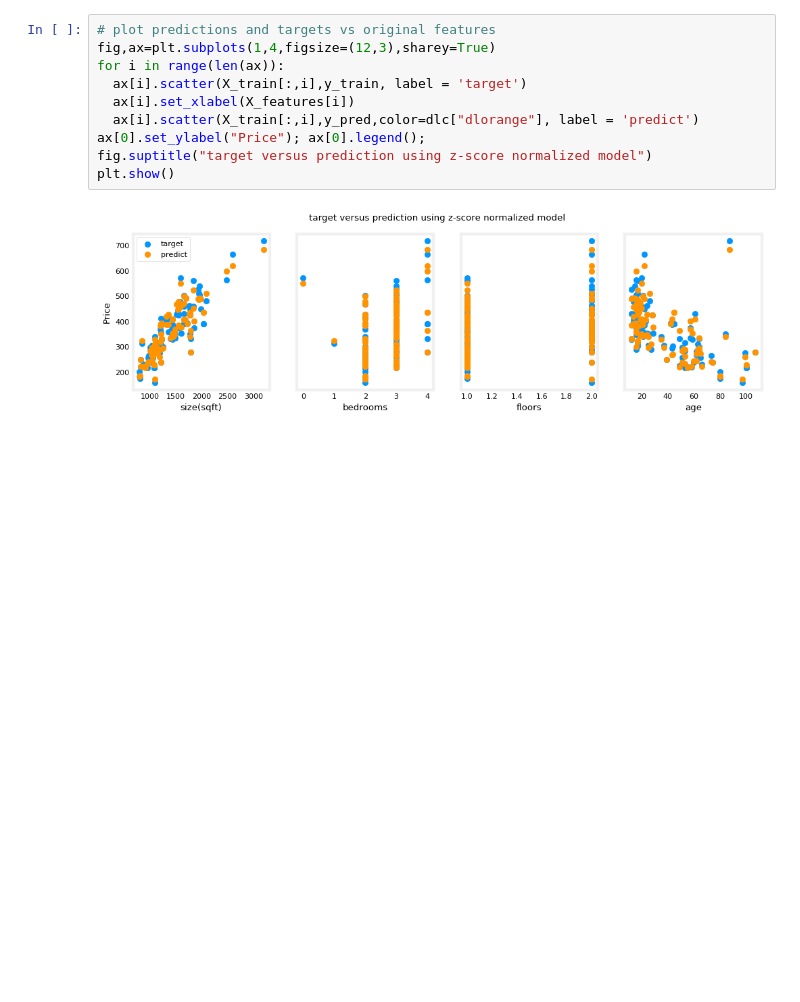
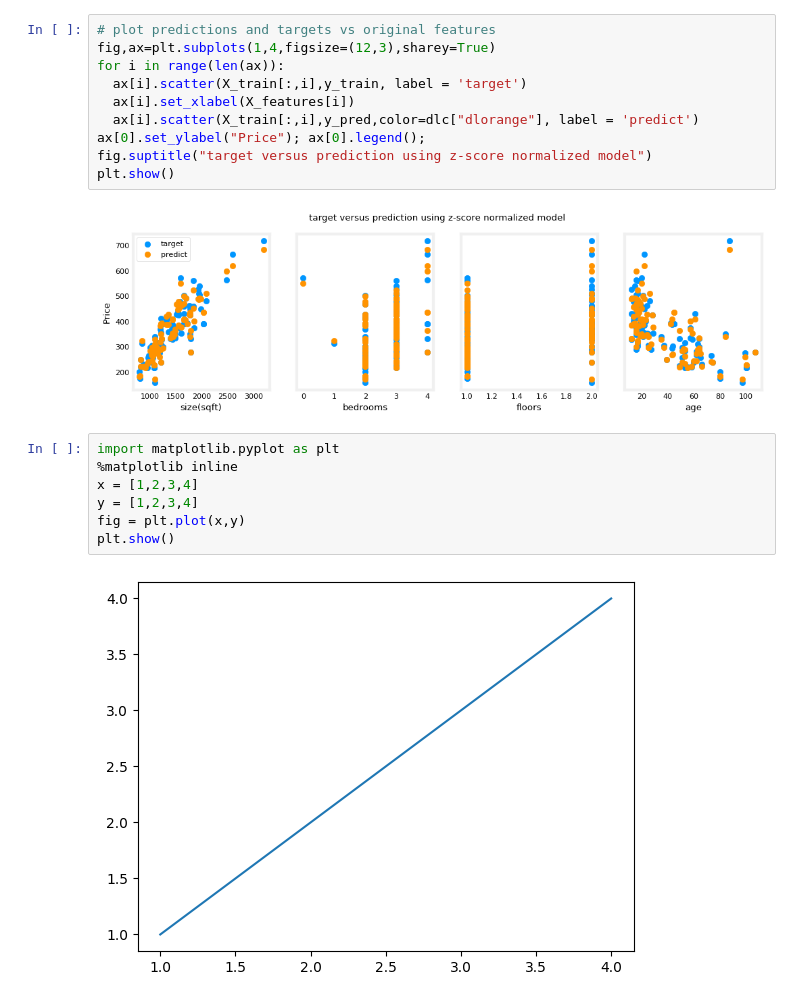
Before and after one commit to Krreesh/MLplay, a Jupyter notebook: ML_play.ipynb, the cells around one changed output. Drawn from its saved outputs; the diff is of its cells as text; blank space fills up the shorter version.

```diff
--- a/ML_play.ipynb
+++ b/ML_play.ipynb
@@ -1147,3 +1149,12 @@ fig.suptitle("target versus prediction using z-score normalized model")
 plt.show()
 # %% [output]
 [figure]
+# %%
+import matplotlib.pyplot as plt
+%matplotlib inline
+x = [1,2,3,4]
+y = [1,2,3,4]
+fig = plt.plot(x,y)
+plt.show()
+# %% [output]
+[figure, added]
```
Also changed, not shown: parts of 2 cells of this notebook.
